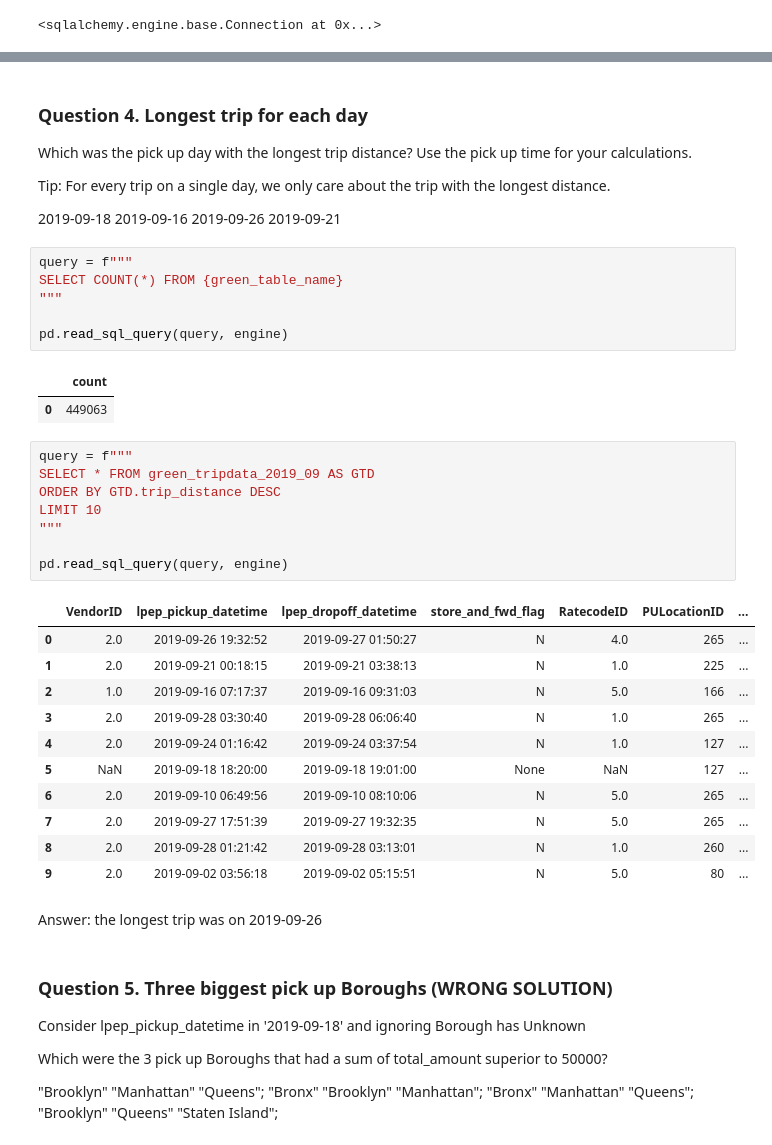
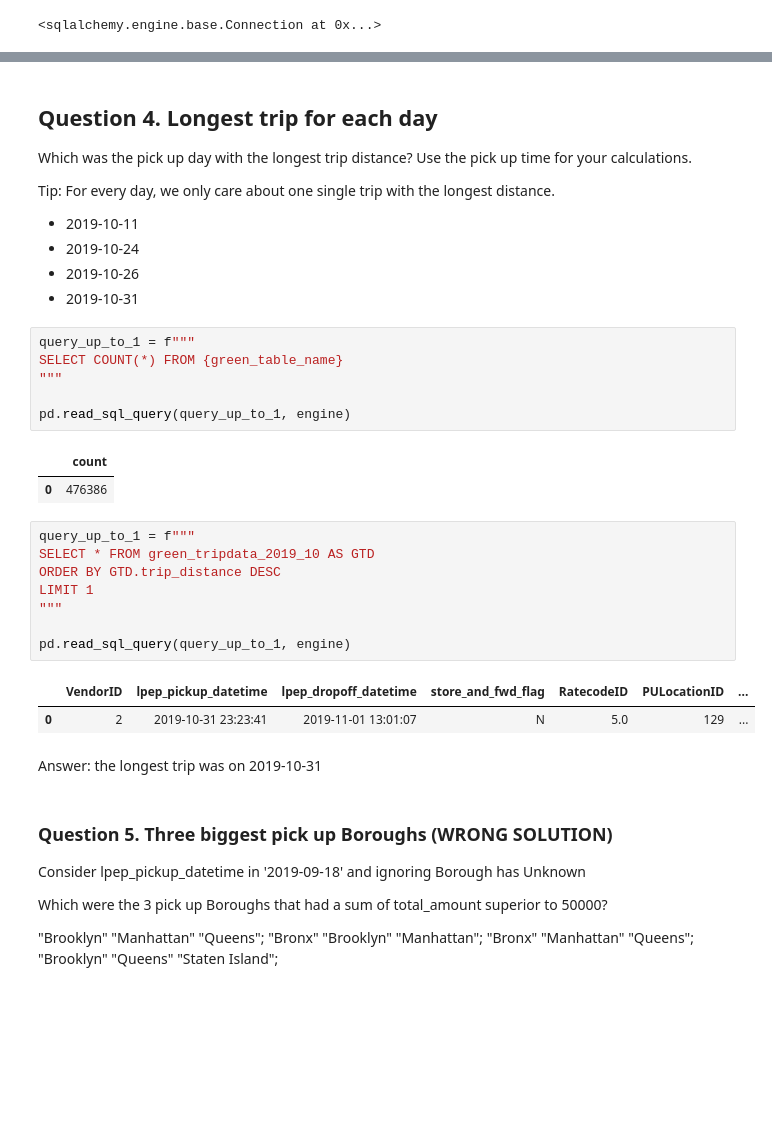
Before and after one commit to ArkadiyShuvaev/data-engineering-zoomcamp, a Jupyter notebook: 01-docker-terraform/homework-01.2.ipynb, the cells around one changed output, grey strips where cells are left out. Saved outputs shown, nothing was run; the diff lists cells and outputs as text; blank space fills up the shorter version.

```diff
--- a/01-docker-terraform/homework-01.2.ipynb
+++ b/01-docker-terraform/homework-01.2.ipynb
@@ -71,44 +156,37 @@ pd.read_sql_query(query, engine)
 # %% [markdown]
-### Question 4. Longest trip for each day
-Which was the pick up day with the longest trip distance? Use the pick up time for your calculations.
+## Question 4. Longest trip for each day
 
-Tip: For every trip on a single day, we only care about the trip with the longest distance.
+Which was the pick up day with the longest trip distance?
+Use the pick up time for your calculations.
 
-2019-09-18
-2019-09-16
-2019-09-26
-2019-09-21
+Tip: For every day, we only care about one single trip with the longest distance.
+
+- 2019-10-11
+- 2019-10-24
+- 2019-10-26
+- 2019-10-31
 # %%
-query = f"""
+query_up_to_1 = f"""
 SELECT COUNT(*) FROM {green_table_name}
 """
 
-pd.read_sql_query(query, engine)
+pd.read_sql_query(query_up_to_1, engine)
 # %% [output]
 |  | count |
-| 0 | 449063 |
+| 0 | 476386 |
 # %%
-query = f"""
-SELECT * FROM green_tripdata_2019_09 AS GTD
+query_up_to_1 = f"""
+SELECT * FROM green_tripdata_2019_10 AS GTD
 ORDER BY GTD.trip_distance DESC
-LIMIT 10
+LIMIT 1
 """
 
-pd.read_sql_query(query, engine)
+pd.read_sql_query(query_up_to_1, engine)
 # %% [output]
 |  | VendorID | lpep_pickup_datetime | lpep_dropoff_datetime | store_and_fwd_flag | RatecodeID | PULocationID | ... |
-| 0 | 2.0 | 2019-09-26 19:32:52 | 2019-09-27 01:50:27 | N | 4.0 | 265 | ... |
-| 1 | 2.0 | 2019-09-21 00:18:15 | 2019-09-21 03:38:13 | N | 1.0 | 225 | ... |
-| 2 | 1.0 | 2019-09-16 07:17:37 | 2019-09-16 09:31:03 | N | 5.0 | 166 | ... |
-| 3 | 2.0 | 2019-09-28 03:30:40 | 2019-09-28 06:06:40 | N | 1.0 | 265 | ... |
-| 4 | 2.0 | 2019-09-24 01:16:42 | 2019-09-24 03:37:54 | N | 1.0 | 127 | ... |
-| 5 | NaN | 2019-09-18 18:20:00 | 2019-09-18 19:01:00 | None | NaN | 127 | ... |
-| 6 | 2.0 | 2019-09-10 06:49:56 | 2019-09-10 08:10:06 | N | 5.0 | 265 | ... |
-| 7 | 2.0 | 2019-09-27 17:51:39 | 2019-09-27 19:32:35 | N | 5.0 | 265 | ... |
-| 8 | 2.0 | 2019-09-28 01:21:42 | 2019-09-28 03:13:01 | N | 1.0 | 260 | ... |
-| 9 | 2.0 | 2019-09-02 03:56:18 | 2019-09-02 05:15:51 | N | 5.0 | 80 | ... |
+| 0 | 2 | 2019-10-31 23:23:41 | 2019-11-01 13:01:07 | N | 5.0 | 129 | ... |
 # %% [markdown]
-Answer: the longest trip was on 2019-09-26
+Answer: the longest trip was on 2019-10-31
 # %% [markdown]
 ### Question 5. Three biggest pick up Boroughs (WRONG SOLUTION)
 Consider lpep_pickup_datetime in '2019-09-18' and ignoring Borough has Unknown
```
Also changed, not shown: parts of 14 cells of this notebook, 3 other files.
